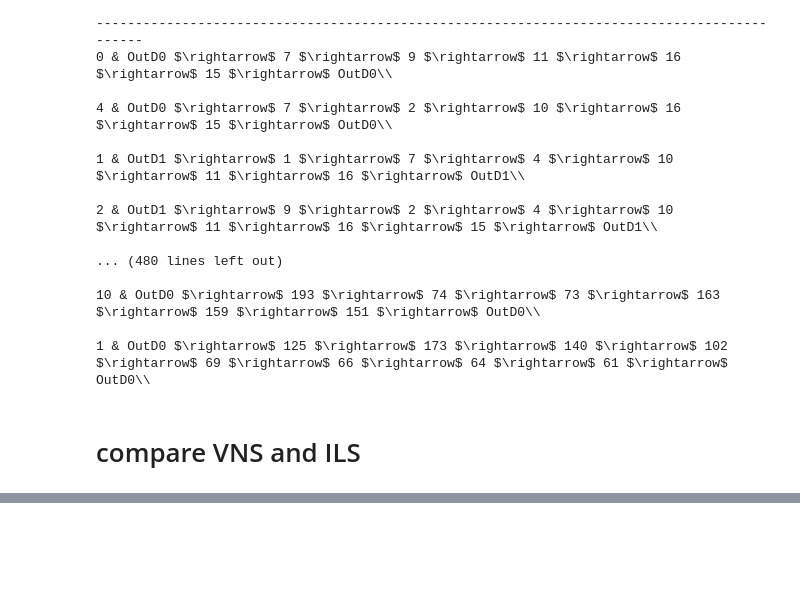
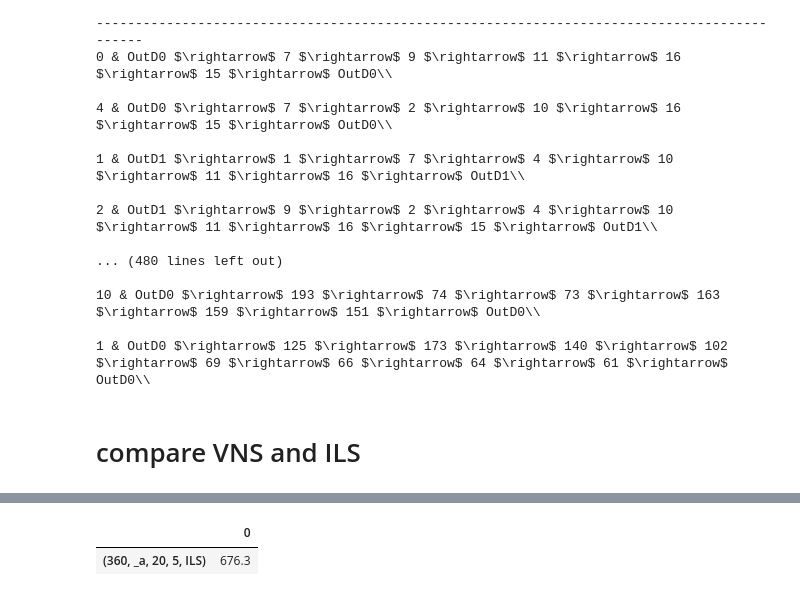
Before and after one commit to LTluttmann/cobot_shortest_path, a Jupyter notebook: analyse_solution/analyse_solution.ipynb, the cells around one changed output, grey strips where cells are left out. Cells and saved outputs as stored; diff of their text form; code cells hidden in the pictures; blank space fills up the shorter version.

```diff
--- a/analyse_solution/analyse_solution.ipynb
+++ b/analyse_solution/analyse_solution.ipynb
@@ -347,0 +328,7 @@ mixed
+# %%
+df = pd.DataFrame.from_dict(mixed, orient="index")
+# %%
+df
+# %% [output]
+|  | 0 |
+| (360, _a, 20, 5, ILS) | 676.3 |
```
Also changed, not shown: parts of 10 cells of this notebook, 2 other files.
